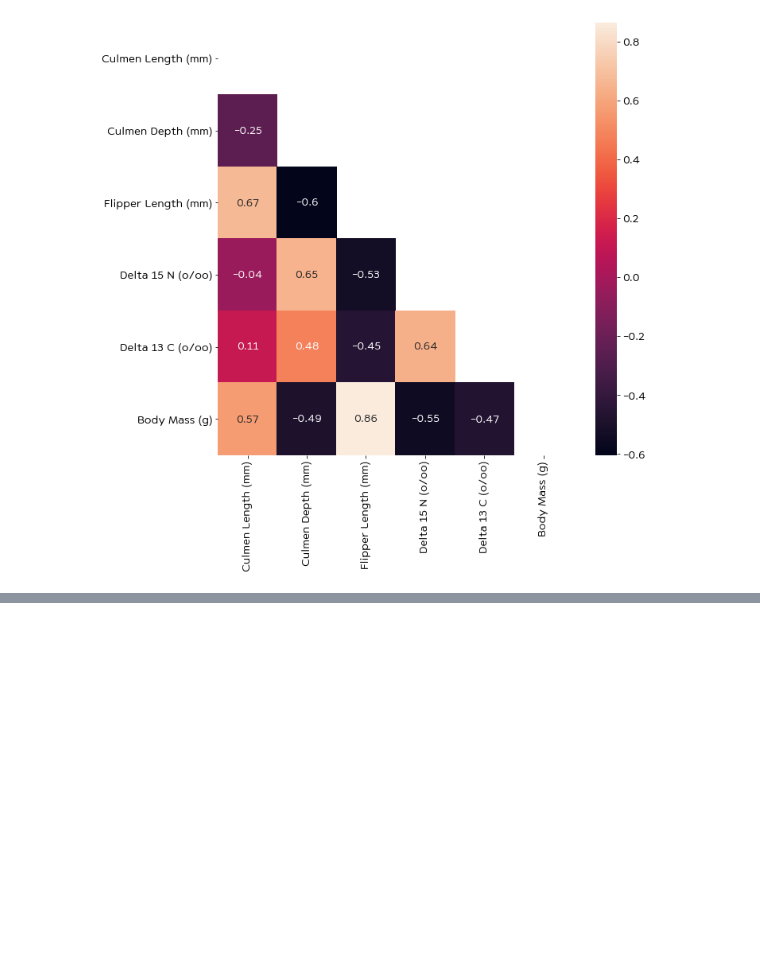
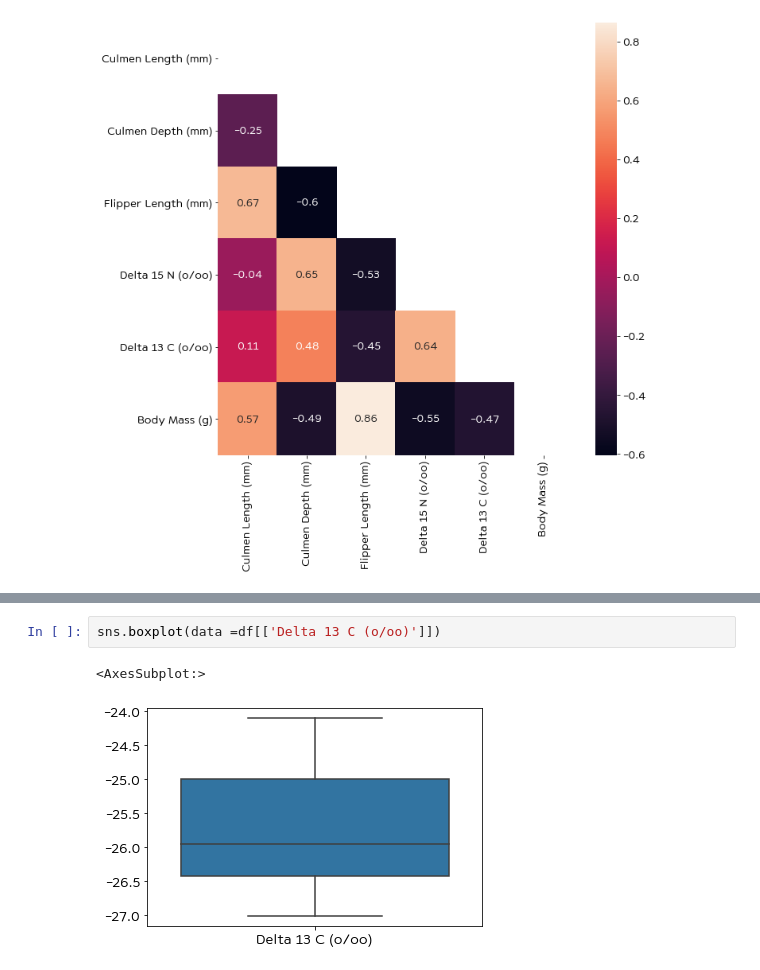
Before and after one commit to Douggy91/Practice-1, a Jupyter notebook: peng.ipynb, the cells around one changed output, grey strips where cells are left out. Saved outputs shown, nothing was run; the diff lists cells and outputs as text; blank space fills up the shorter version.

```diff
--- a/peng.ipynb
+++ b/peng.ipynb
@@ -55,0 +66,5 @@ sns.heatmap(df.corr(), annot=True, mask=mask)
+# %%
+sns.boxplot(data =df[['Delta 13 C (o/oo)']])
+# %% [output]
+<AxesSubplot:>
+[figure, added]
```
Also changed, not shown: parts of 4 cells of this notebook.
